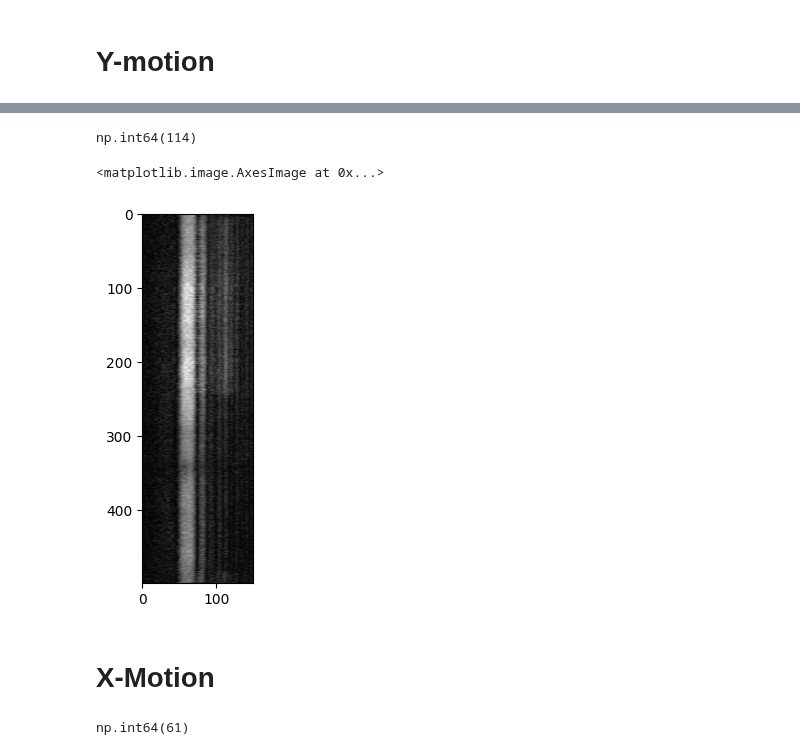
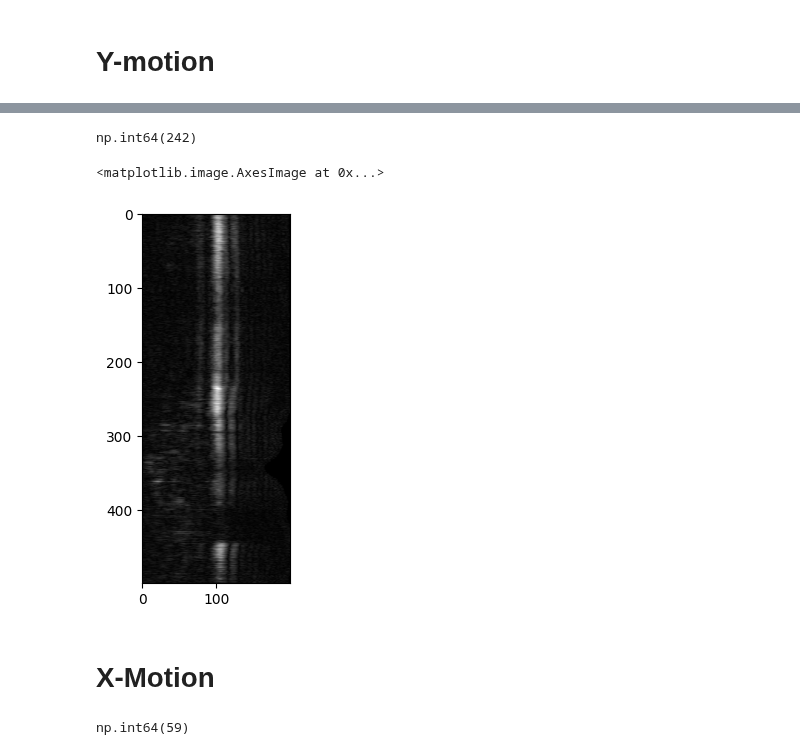
Before and after one commit to AKA2320/OCT_RA, a Jupyter notebook: Bifocal registration/pic3_FECD/bifocal_1.ipynb, the cells around one changed output, grey strips where cells are left out. Drawn from its saved outputs; the diff is of its cells as text; code cells hidden in the pictures.

```diff
--- a/Bifocal registration/pic3_FECD/bifocal_1.ipynb
+++ b/Bifocal registration/pic3_FECD/bifocal_1.ipynb
@@ -156,7 +165,8 @@ plt.imshow(original_data[10,:,:],cmap='gray')
 # %%
-np.argmax(np.sum(original_data[:,UP:DOWN,:],axis=(1,2)))
+static_y_motion = np.argmax(np.sum(original_data[:,UP:DOWN,:],axis=(1,2)))
+static_y_motion
 # %% [output]
-np.int64(114)
+np.int64(242)
 # %%
 
 def mse_fun_tran(shif, x, y , past_shift):
@@ -168,10 +178,10 @@ def mse_fun_tran(shif, x, y , past_shift):
 
     return (1-ncc(warped_x_stat ,warped_y_mov))
 
-def ants_all_trans(data,UP,DOWN):
+def ants_all_trans(data,UP,DOWN,static_y_motion):
     transforms_all = np.tile(np.eye(3),(data.shape[0],1,1))
     for i in tqdm(range(data.shape[0]-1),desc='tr_all'):
-        stat = data[127][UP:DOWN][:,::20].copy()
+        stat = data[static_y_motion][UP:DOWN][:,::20].copy()
         temp_img = data[i][UP:DOWN][:,::20].copy()
         # MANUAL
         # temp_tform_manual = AffineTransform(translation=(0,0))
@@ -190,22 +200,21 @@ def ants_all_trans(data,UP,DOWN):
 n = original_data.shape[1]
 
 # finding the bright points in all images in standard interference
-nn = [np.argmax(np.sum(original_data[i][:n//2],axis=1)) for i in range(original_data.shape[0])]
+nn = [np.argmax(np.sum(original_data[i,UP:DOWN],axis=1)) for i in range(original_data.shape[0])]
 tf_all_nn = np.tile(np.eye(3),(original_data.shape[0],1,1))
 for i in range(tf_all_nn.shape[0]):
     tf_all_nn[i] = np.dot(tf_all_nn[i],AffineTransform(translation=(0,-(nn[0]-nn[i]))))
 for i in tqdm(range(original_data.shape[0]),desc='warping'):
-    original_data[i][:mid]  = warp(original_data[i][:mid],AffineTransform(matrix=tf_all_nn[i]),order=3)
+    original_data[i,:DOWN]  = warp(original_data[i,:DOWN],AffineTransform(matrix=tf_all_nn[i]),order=3)
 # %%
-
-tr_all = ants_all_trans(original_data,UP,DOWN)
+tr_all = ants_all_trans(original_data,UP,DOWN,static_y_motion)
 for i in tqdm(range(original_data.shape[0]),desc='warping'):
-    original_data[i][:mid]  = warp(original_data[i][:mid],AffineTransform(matrix=tr_all[i]),order=3)
+    original_data[i,:DOWN]= warp(original_data[i,:DOWN],AffineTransform(matrix=tr_all[i]),order=3)
 # %%
-plt.imshow(original_data[:,UP:DOWN,30],cmap='gray')
+plt.imshow(original_data[:,UP:DOWN,100],cmap='gray')
 # %% [output]
 <matplotlib.image.AxesImage at 0x...>
-[figure, old version]
+[figure, new version]
 # %%
 # os.makedirs('test',exist_ok=True)
 # for i,j in tqdm(enumerate(original_data)):
@@ -309,6 +318,6 @@ def ants_all_trans_x(data,UP,DOWN):
 
     return transforms_all
 # %%
-np.argmax(np.sum(original_data[:,1000:1150,30],axis=0))
+np.argmax(np.sum(original_data[:,1000:1150,static_flat],axis=0))
 # %% [output]
-np.int64(61)
+np.int64(59)
```
Also changed, not shown: parts of 18 cells of this notebook, 3 other files.
